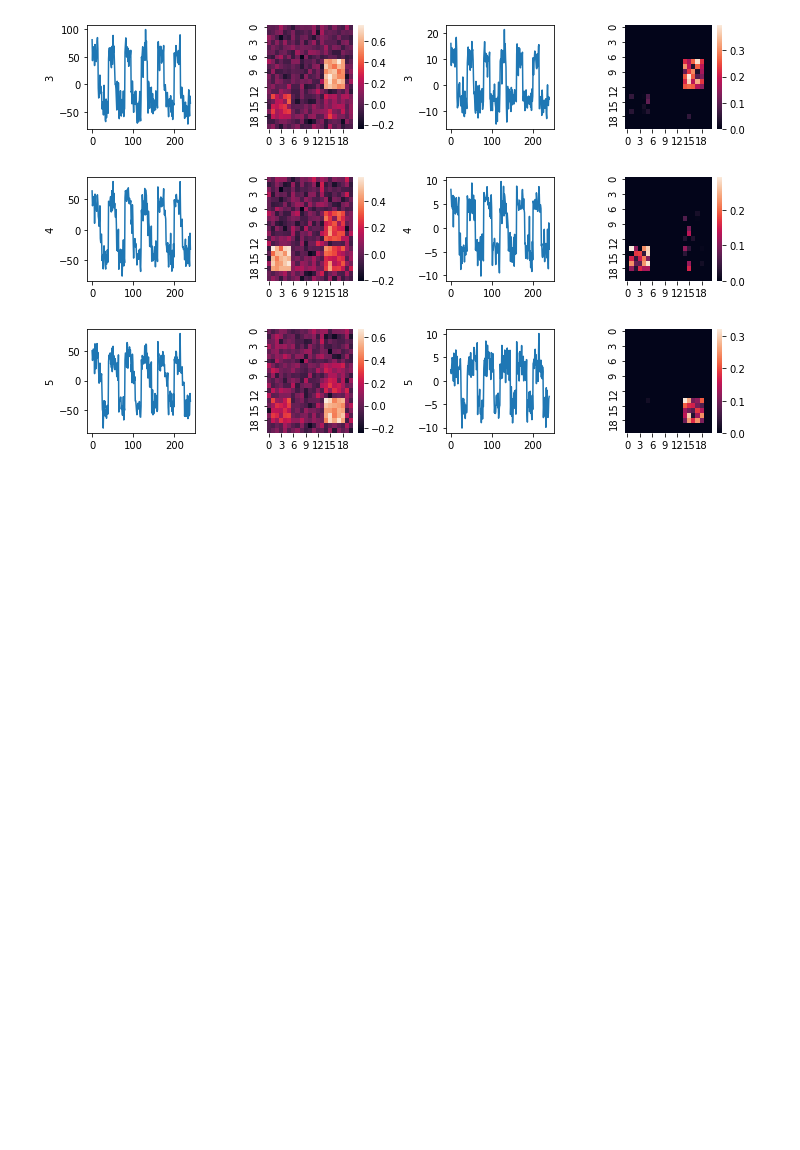
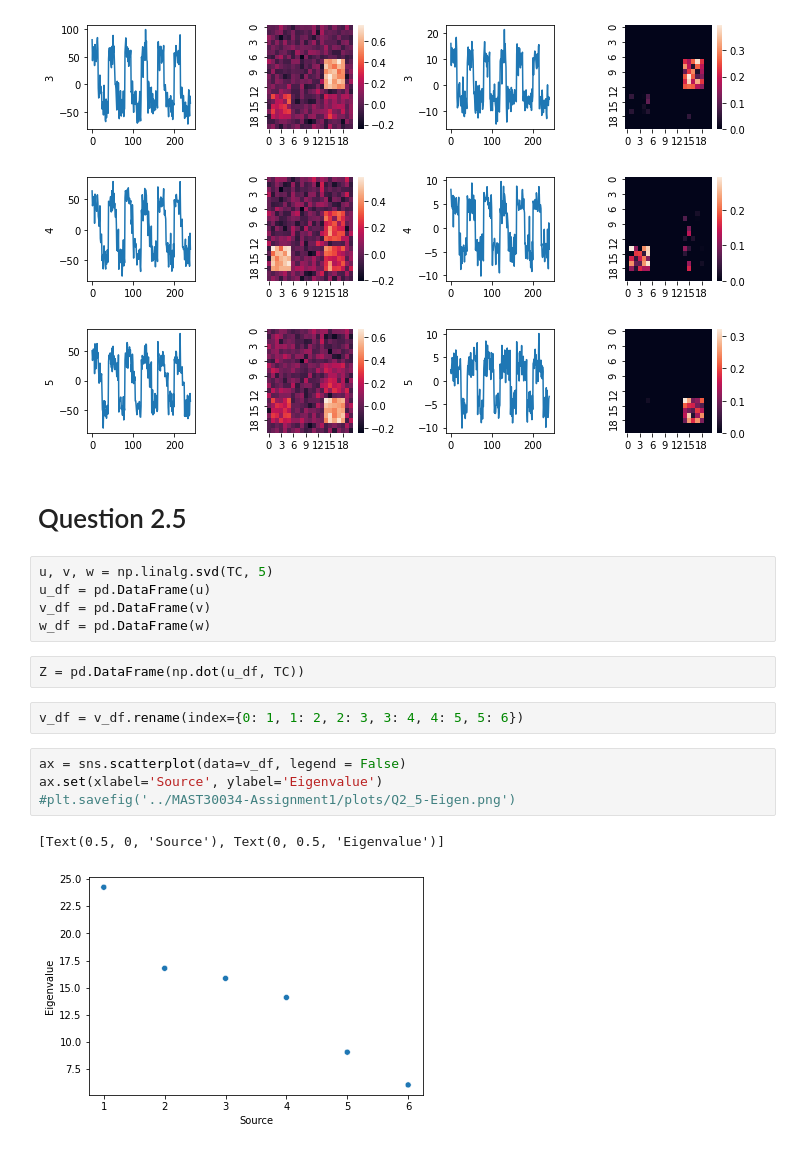
Before and after one commit to HesterLim/Applied-Data-Science-2021-Semester-2-Assignment-1, a Jupyter notebook: Q2.3till2.5.ipynb, the cells around one changed output. Saved outputs shown, nothing was run; the diff lists cells and outputs as text; blank space fills up the shorter version.

```diff
--- a/Q2.3till2.5.ipynb
+++ b/Q2.3till2.5.ipynb
@@ -107,3 +109,21 @@ for i in range(NUM_SOURCE):
 [figure]
 [figure]
 [figure]
+# %% [markdown]
+# Question 2.5
+# %%
+u, v, w = np.linalg.svd(TC, 5)
+u_df = pd.DataFrame(u)
+v_df = pd.DataFrame(v)
+w_df = pd.DataFrame(w)
+# %%
+Z = pd.DataFrame(np.dot(u_df, TC))
+# %%
+v_df = v_df.rename(index={0: 1, 1: 2, 2: 3, 3: 4, 4: 5, 5: 6})
+# %%
+ax = sns.scatterplot(data=v_df, legend = False)
+ax.set(xlabel='Source', ylabel='Eigenvalue')
+#plt.savefig('../MAST30034-Assignment1/plots/Q2_5-Eigen.png')
+# %% [output]
+[Text(0.5, 0, 'Source'), Text(0, 0.5, 'Eigenvalue')]
+[figure, added]
```
Also changed, not shown: parts of 5 cells of this notebook, 6 other files.
